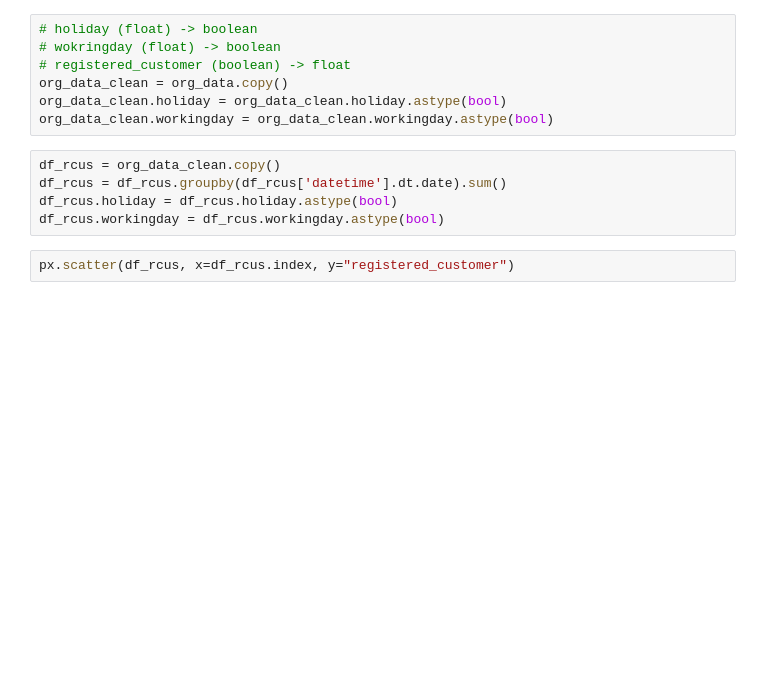
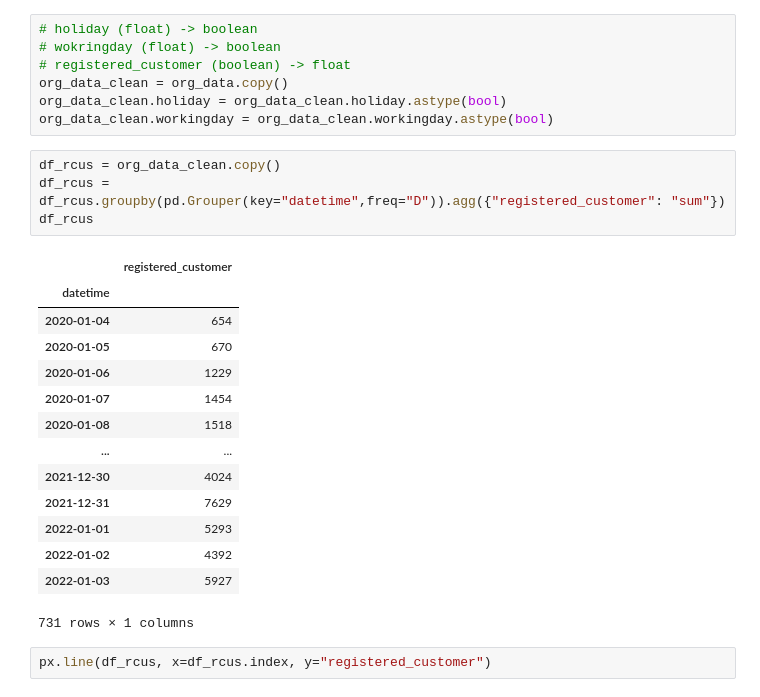
Before and after one commit to P-AEL/K-ppers-Projekt1, a Jupyter notebook: Flo.ipynb, the cells around one changed output. Saved outputs shown, nothing was run; the diff lists cells and outputs as text; blank space fills up the shorter version.

```diff
--- a/Flo.ipynb
+++ b/Flo.ipynb
@@ -12,8 +12,22 @@ org_data_clean.holiday = org_data_clean.holiday.astype(bool)
 org_data_clean.workingday = org_data_clean.workingday.astype(bool)
 # %%
 df_rcus = org_data_clean.copy()
-df_rcus = df_rcus.groupby(df_rcus['datetime'].dt.date).sum()
-df_rcus.holiday = df_rcus.holiday.astype(bool)
-df_rcus.workingday = df_rcus.workingday.astype(bool)
+df_rcus = df_rcus.groupby(pd.Grouper(key="datetime",freq="D")).agg({"registered_customer": "sum"})
+df_rcus
+# %% [output]
+|  | registered_customer |
+| datetime |  |
+| 2020-01-04 | 654 |
+| 2020-01-05 | 670 |
+| 2020-01-06 | 1229 |
+| 2020-01-07 | 1454 |
+| 2020-01-08 | 1518 |
+| ... | ... |
+| 2021-12-30 | 4024 |
+| 2021-12-31 | 7629 |
+| 2022-01-01 | 5293 |
+| 2022-01-02 | 4392 |
+| 2022-01-03 | 5927 |
+731 rows × 1 columns
 # %%
-px.scatter(df_rcus, x=df_rcus.index, y="registered_customer")
+px.line(df_rcus, x=df_rcus.index, y="registered_customer")
```
